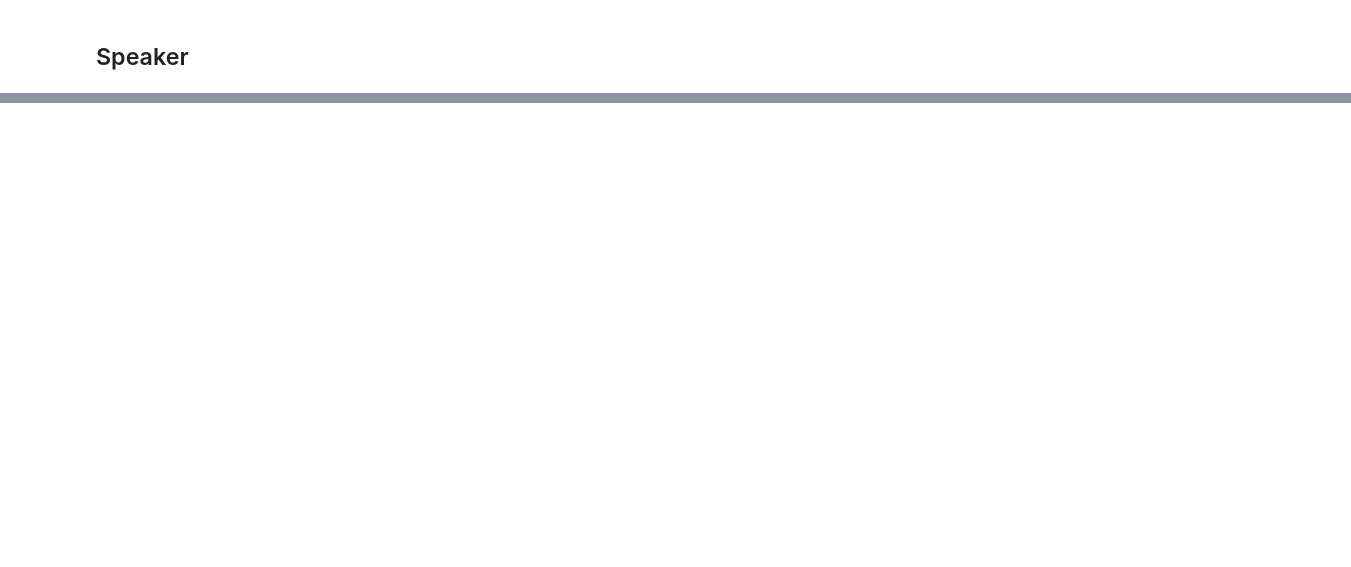
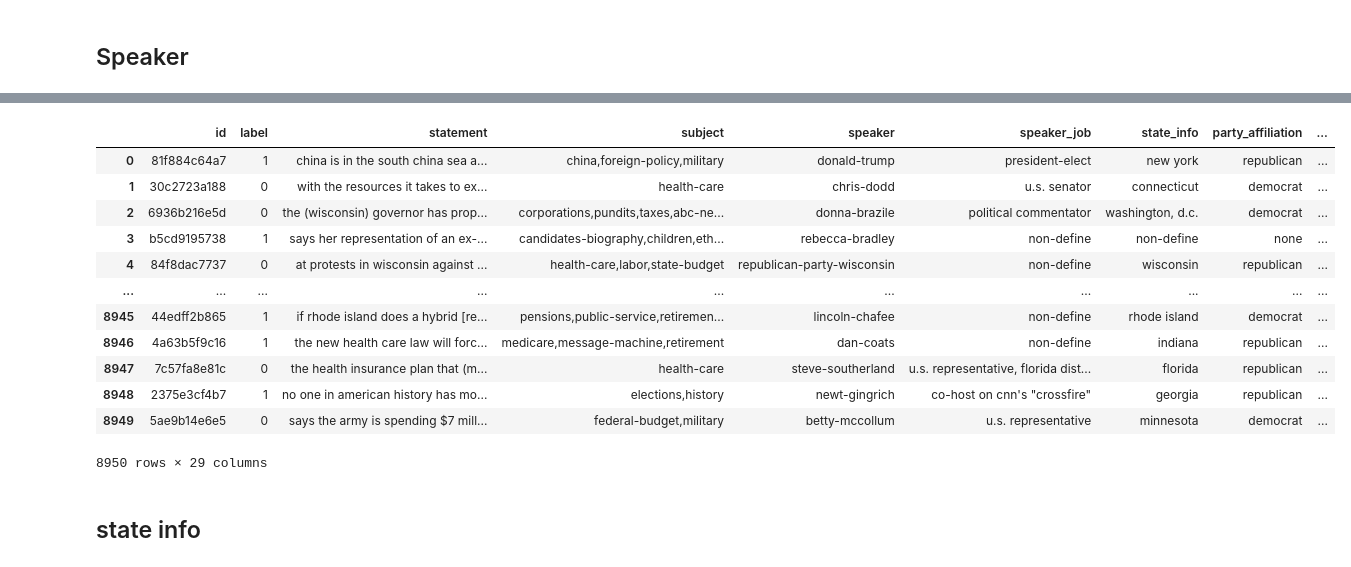
Before and after one commit to ananags/LBBYs_CH2, a Jupyter notebook: notebooks/1_analisis/1.2_preprocess.ipynb, the cells around one changed output, grey strips where cells are left out. Saved outputs shown, nothing was run; the diff lists cells and outputs as text; code cells hidden in the pictures; blank space fills up the shorter version.

```diff
--- a/notebooks/1_analisis/1.2_preprocess.ipynb
+++ b/notebooks/1_analisis/1.2_preprocess.ipynb
@@ -160,5 +237,7 @@ subject_counter = Counter()
 for subjects in data['processed_subject']:
     subject_counter.update(subjects)
 
-for token, count in subject_counter.items():
+sorted_subjects = subject_counter.most_common()
+
+for token, count in sorted_subjects:
     print(f'{token}: {count}')
@@ -185,0 +846,15 @@ data[['speaker_entities', 'speaker_type']] = data['speaker'].apply(lambda x: pd.
+# %%
+def assign_entity_from_dict(speaker, entity_dict):
+    # Si el 'speaker' está en el diccionario, asigna la entidad correspondiente
+    if speaker in entity_dict:
+        return [entity_dict[speaker]]  # Devolvemos una lista para que sea consistente con el formato de 'speaker_entities'
+    else:
+        return []
+
+data['speaker_entities'] = data.apply(
+    lambda row: assign_entity_from_dict(row['speaker'], entity_dict) if len(row['speaker_entities']) == 0 else row['speaker_entities'],
+    axis=1
+)
+
+no_entities = data[data['speaker_entities'].apply(lambda x: len(x) == 0)]
+no_entities
@@ -185,0 +886,28 @@ data[['speaker_entities', 'speaker_type']] = data['speaker'].apply(lambda x: pd.
+# %%
+def tokenize_speaker_job(speaker_job):
+    # Procesar el texto con spaCy (esto tokeniza el texto)
+    doc = nlp(speaker_job)
+
+    # Extraer los tokens y devolverlos como una lista
+    return [token.text for token in doc]
+
+# Aplicar la tokenización a la columna 'speaker_job'
+data['speaker_job_tokens'] = data['speaker_job'].apply(tokenize_speaker_job)
+# %%
+data
+# %% [output]
+|  | id | label | statement | subject | speaker | speaker_job | state_info | party_affiliation | ... |
+| 0 | 81f884c64a7 | 1 | china is in the south china sea a... | china,foreign-policy,military | donald-trump | president-elect | new york | republican | ... |
+| 1 | 30c2723a188 | 0 | with the resources it takes to ex... | health-care | chris-dodd | u.s. senator | connecticut | democrat | ... |
+| 2 | 6936b216e5d | 0 | the (wisconsin) governor has prop... | corporations,pundits,taxes,abc-ne... | donna-brazile | political commentator | washington, d.c. | democrat | ... |
+| 3 | b5cd9195738 | 1 | says her representation of an ex-... | candidates-biography,children,eth... | rebecca-bradley | non-define | non-define | none | ... |
+| 4 | 84f8dac7737 | 0 | at protests in wisconsin against ... | health-care,labor,state-budget | republican-party-wisconsin | non-define | wisconsin | republican | ... |
+| ... | ... | ... | ... | ... | ... | ... | ... | ... | ... |
+| 8945 | 44edff2b865 | 1 | if rhode island does a hybrid [re... | pensions,public-service,retiremen... | lincoln-chafee | non-define | rhode island | democrat | ... |
+| 8946 | 4a63b5f9c16 | 1 | the new health care law will forc... | medicare,message-machine,retirement | dan-coats | non-define | indiana | republican | ... |
+| 8947 | 7c57fa8e81c | 0 | the health insurance plan that (m... | health-care | steve-southerland | u.s. representative, florida dist... | florida | republican | ... |
+| 8948 | 2375e3cf4b7 | 1 | no one in american history has mo... | elections,history | newt-gingrich | co-host on cnn's "crossfire" | georgia | republican | ... |
+| 8949 | 5ae9b14e6e5 | 0 | says the army is spending $7 mill... | federal-budget,military | betty-mccollum | u.s. representative | minnesota | democrat | ... |
+8950 rows × 29 columns
+# %% [markdown]
+## state info
```
Also changed, not shown: parts of 26 cells of this notebook, 2 other files.
